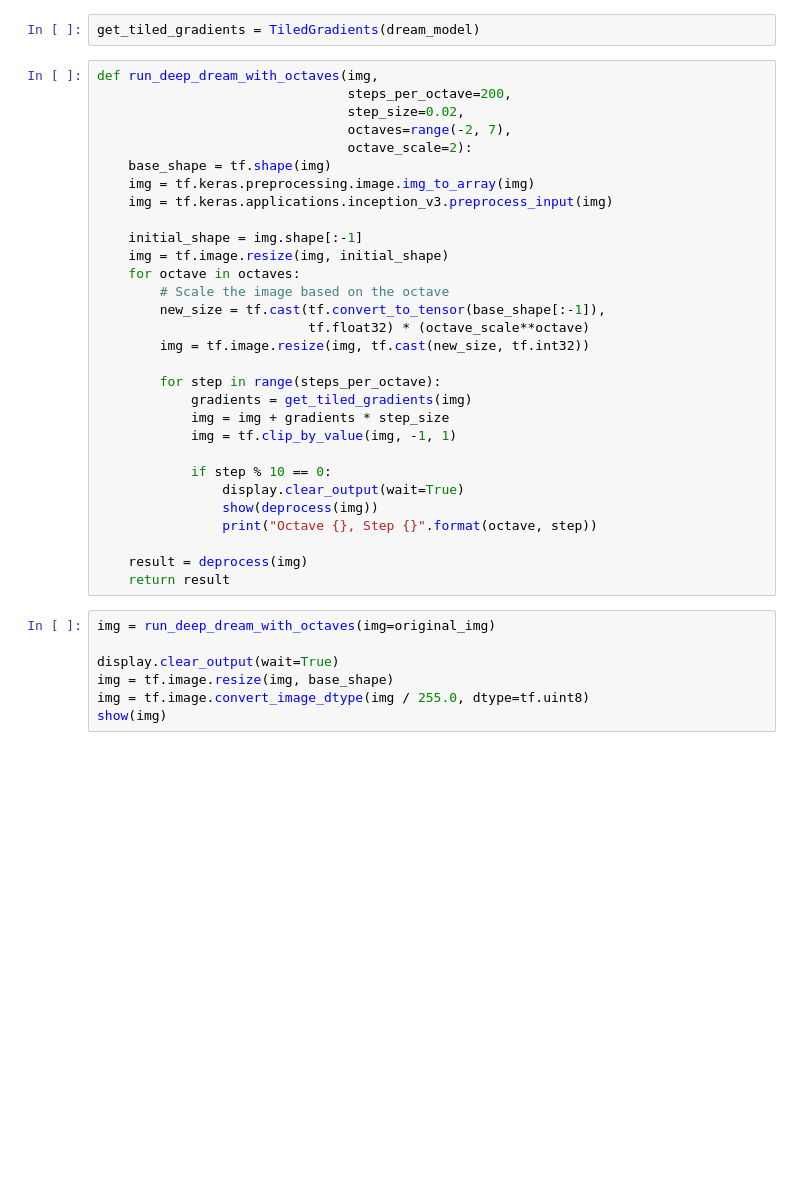
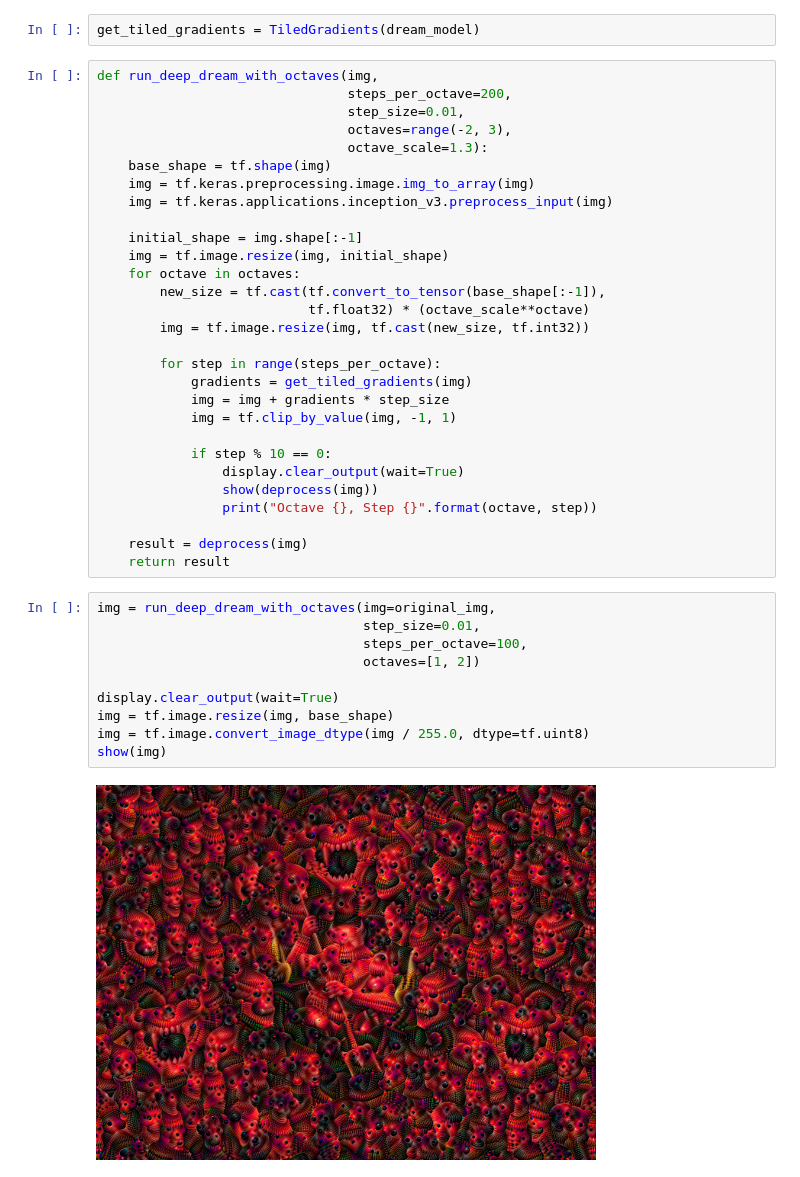
Before and after one commit to SubhadityaMukherjee/deepDream, a Jupyter notebook: deepDream.ipynb, the cells around one changed output. Saved outputs shown, nothing was run; the diff lists cells and outputs as text; blank space fills up the shorter version.

```diff
--- a/deepDream.ipynb
+++ b/deepDream.ipynb
@@ -198,9 +255,9 @@ get_tiled_gradients = TiledGradients(dream_model)
 # %%
 def run_deep_dream_with_octaves(img,
                                 steps_per_octave=200,
-                                step_size=0.02,
-                                octaves=range(-2, 7),
-                                octave_scale=2):
+                                step_size=0.01,
+                                octaves=range(-2, 3),
+                                octave_scale=1.3):
     base_shape = tf.shape(img)
     img = tf.keras.preprocessing.image.img_to_array(img)
     img = tf.keras.applications.inception_v3.preprocess_input(img)
@@ -208,7 +265,6 @@ def run_deep_dream_with_octaves(img,
     initial_shape = img.shape[:-1]
     img = tf.image.resize(img, initial_shape)
     for octave in octaves:
-        # Scale the image based on the octave
         new_size = tf.cast(tf.convert_to_tensor(base_shape[:-1]),
                            tf.float32) * (octave_scale**octave)
         img = tf.image.resize(img, tf.cast(new_size, tf.int32))
@@ -226,9 +282,14 @@ def run_deep_dream_with_octaves(img,
     result = deprocess(img)
     return result
 # %%
-img = run_deep_dream_with_octaves(img=original_img)
+img = run_deep_dream_with_octaves(img=original_img,
+                                  step_size=0.01,
+                                  steps_per_octave=100,
+                                  octaves=[1, 2])
 
 display.clear_output(wait=True)
 img = tf.image.resize(img, base_shape)
 img = tf.image.convert_image_dtype(img / 255.0, dtype=tf.uint8)
 show(img)
+# %% [output]
+[figure, added]
```
Also changed, not shown: parts of 21 cells of this notebook, 1 other file.
